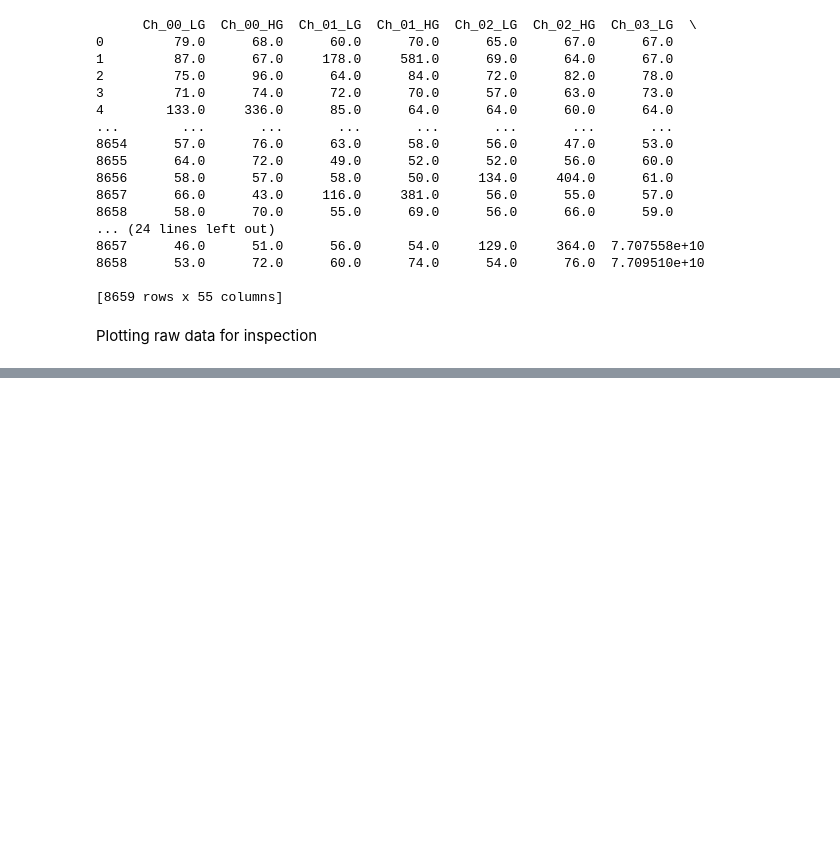
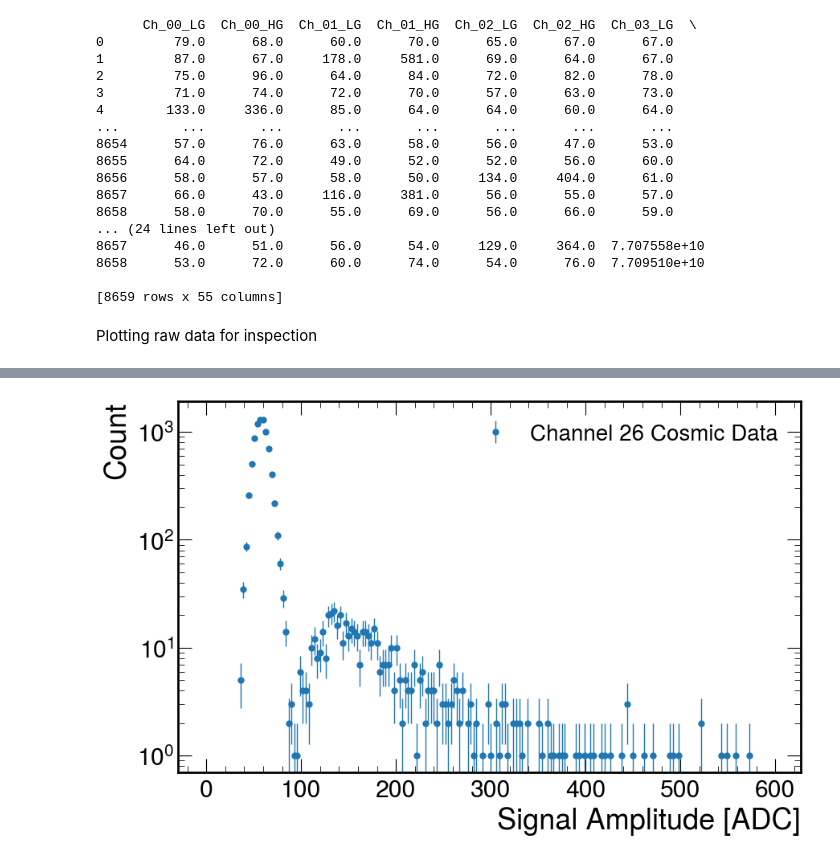
Before and after one commit to pcarn004/Hodoscope, a Jupyter notebook: CAEN_Dataframe.ipynb, the cells around one changed output, grey strips where cells are left out. Drawn from its saved outputs; the diff is of its cells as text; code cells hidden in the pictures; blank space fills up the shorter version.

```diff
--- a/CAEN_Dataframe.ipynb
+++ b/CAEN_Dataframe.ipynb
@@ -126,0 +128,33 @@ plt.subplots_adjust(hspace=0.0, wspace=0.0)
+# %%
+fig, axs=plt.subplots(1, 1, figsize=(10, 6))
+h = hist.Hist(hist.axis.Regular(200, 0, 600, name="Ptrig"))
+
+cosmicCh = np.array(getattr(ptrigDF,"Ch_{}_LG".format("{:02d}".format(26))))
+
+h.fill(cosmicCh)
+ #h.plot(color='tab:blue',label=f"Channel {i} Cosmic Data")
+
+data = h.values()[()]
+bins = h.axes[0].edges[:-1]
+
+plt.errorbar(bins,data,yerr=np.sqrt(data),fmt='o',ecolor='tab:blue', color='tab:blue', capsize=0, elinewidth=1, markeredgewidth=0,label=f"Channel {26} Cosmic Data")
+
+
+# Find the bin number with the maximum value
+max_bin_number = np.argmax(h.values())
+
+    # Get the axis from the histogram
+axis = h.axes[0]
+
+    # Find the x-coordinate corresponding to the maximum bin
+x_coordinate = axis.edges[max_bin_number]
+    #mips.append(x_coordinate)
+
+
+plt.legend(loc='upper right', fontsize=20)
+
+plt.xlabel('Signal Amplitude [ADC]')
+plt.ylabel('Count')
+plt.yscale('log')
+# %% [output]
+[figure, added]
```
Also changed, not shown: parts of 1 cell of this notebook, 11 other files.
